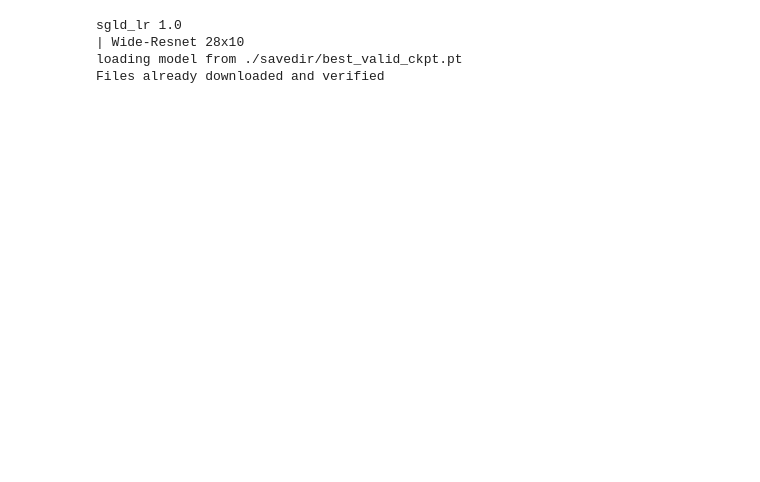
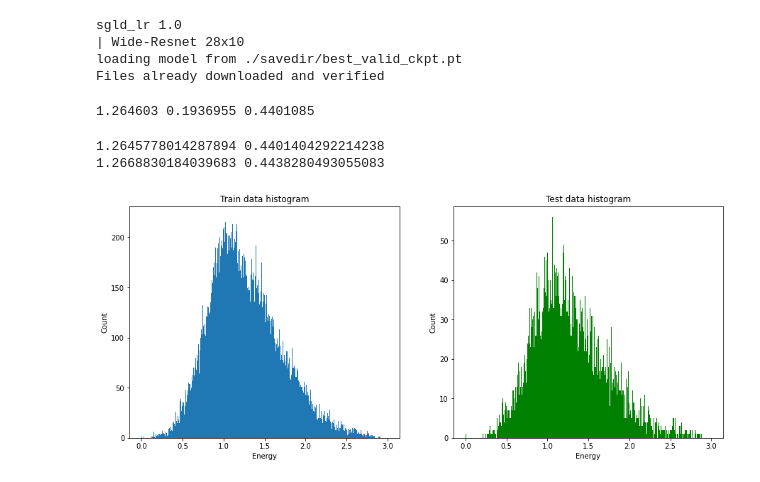
Before and after one commit to LA3D/JEM, a Jupyter notebook: eval_wrn_ebm_nb.ipynb, the cells around one changed output. Cells and saved outputs as stored; diff of their text form; code cells hidden in the pictures; blank space fills up the shorter version.

Commit message:
Added hist. to eval.

```diff
--- a/eval_wrn_ebm_nb.ipynb
+++ b/eval_wrn_ebm_nb.ipynb
@@ -501,7 +501,8 @@ class eval_args():
 # setup change from defaults
 # For paper defaults
 # Added best_valid_ckpt load
-inline_parms = {"load_path": "./savedir/best_valid_ckpt.pt", "eval": "test_clf", "dataset": "cifar_test"}
+#inline_parms = {"load_path": "./savedir/best_valid_ckpt.pt", "eval": "test_clf", "dataset": "cifar_test"}
+inline_parms = {"load_path": "./savedir/best_valid_ckpt.pt", "eval": "pri_energy", "dataset": "cifar_train", "save_dir": "output_train"}
 
 # instantiate
 args = eval_args(inline_parms)
@@ -515,3 +516,44 @@ sgld_lr 1.0
 | Wide-Resnet 28x10
 loading model from ./savedir/best_valid_ckpt.pt
 Files already downloaded and verified
+1.264603 0.1936955 0.4401085
+# %%
+from matplotlib import pyplot as plt
+import numpy as np
+from numpy import genfromtxt
+
+
+energies_train = genfromtxt('output_train/energies.csv', delimiter=',')
+energies_test = genfromtxt('output_test/energies.csv', delimiter=',')
+
+
+
+f, (ax1, ax2) = plt.subplots(1, 2, sharey=False, figsize=(15, 6))
+
+dat = energies_train[:,1]
+mean_dat = np.mean(dat)
+mean_var = np.var(dat)
+print(mean_dat, np.sqrt(mean_var))
+ax1.hist(dat, bins = np.arange(0.0, 3.0, 0.004))
+#ax1.hist(dat)
+ax1.set_title("Train data histogram")
+ax1.set_xlabel('Energy')
+ax1.set_ylabel('Count')
+
+dat = energies_test[:,1]
+mean_dat = np.mean(dat)
+mean_var = np.var(dat)
+print(mean_dat, np.sqrt(mean_var))
+ax2.hist(dat, bins = np.arange(0.0, 3.0, 0.004), color='green')
+#ax1.hist(dat)
+ax2.set_title("Test data histogram")
+ax2.set_xlabel('Energy')
+ax2.set_ylabel('Count')
+
+#show the plots
+plt.savefig('JEM_hist_energy.png')
+plt.show()
+# %% [output]
+1.2645778014287894 0.4401404292214238
+1.2668830184039683 0.4438280493055083
+[figure, added]
```
